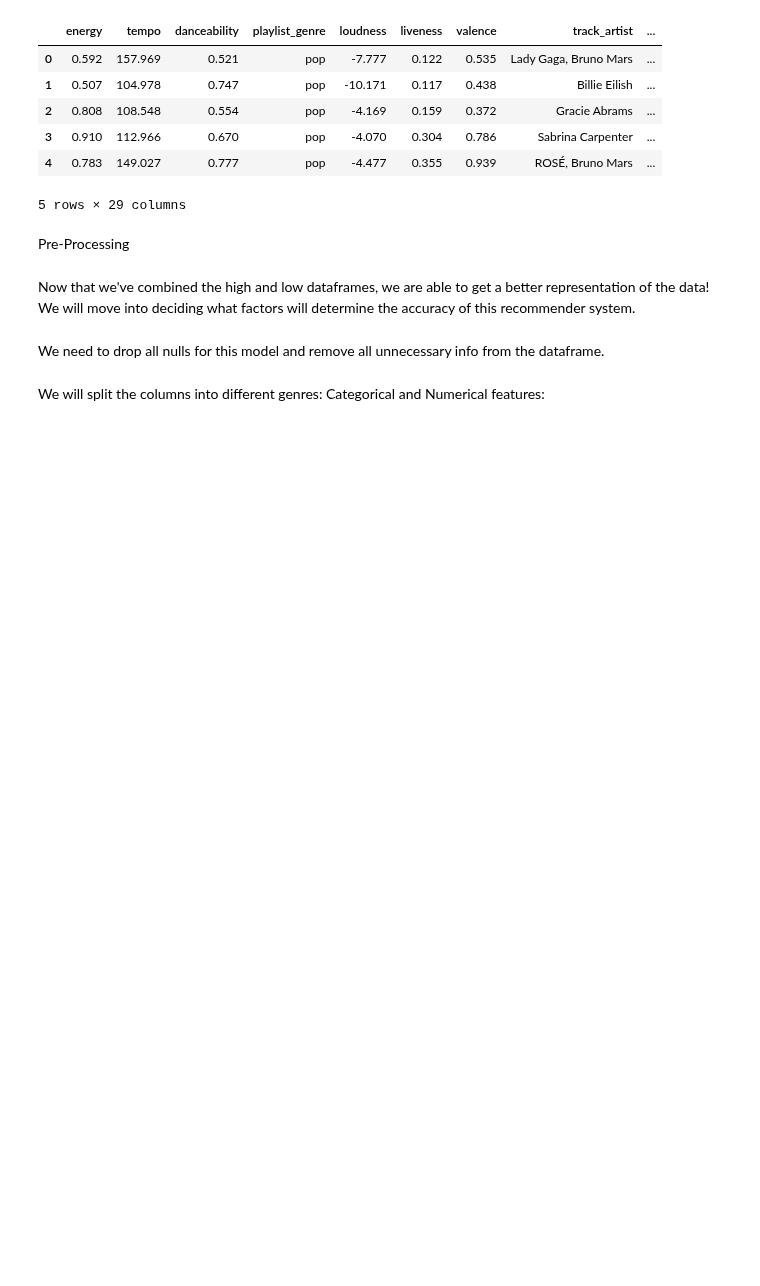
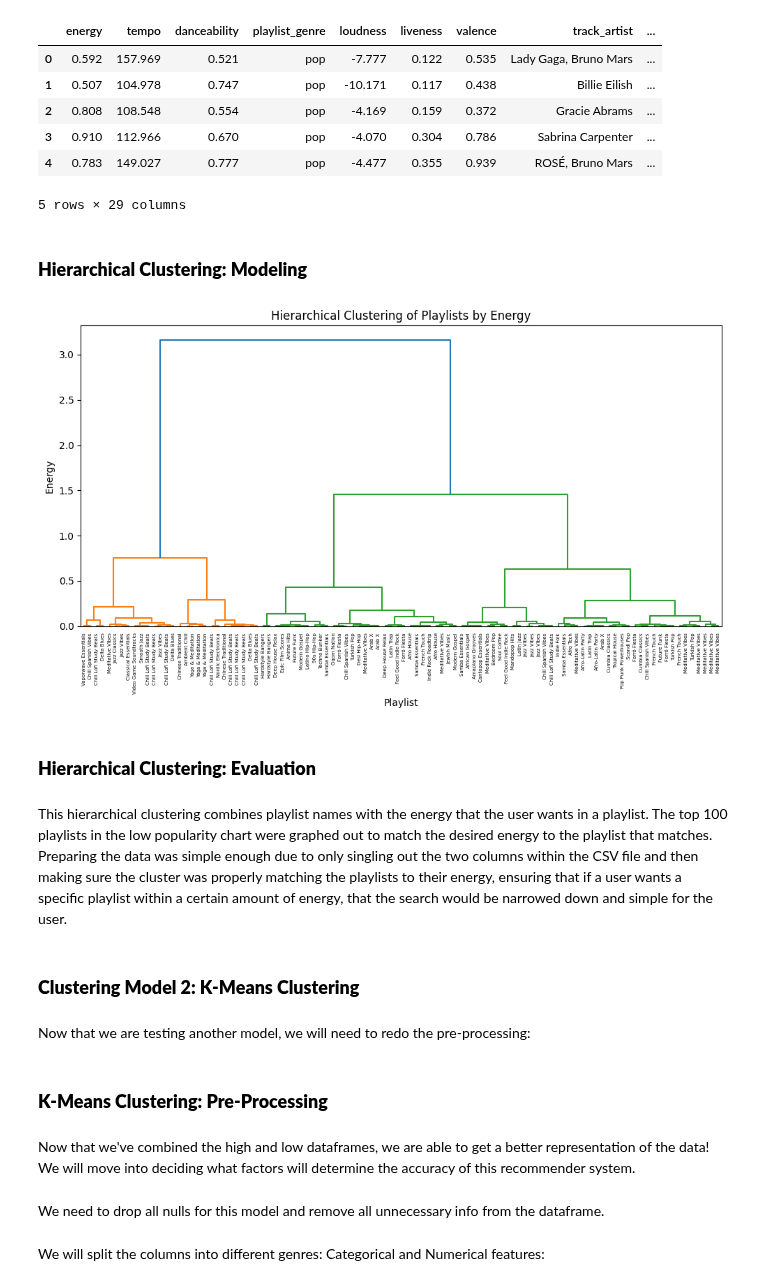
Before and after one commit to rushiljadia/Group-1-Final-Project, a Jupyter notebook: Spotify-Predictions-Final-Project.ipynb, the cells around one changed output. Cells and saved outputs as stored; diff of their text form; code cells hidden in the pictures; blank space fills up the shorter version.

Commit message:
Updated Clustering w/ Storytelling

```diff
--- a/Spotify-Predictions-Final-Project.ipynb
+++ b/Spotify-Predictions-Final-Project.ipynb
@@ -61,5 +69,44 @@ high_data.head()
 | 3 | 0.910 | 112.966 | 0.670 | pop | -4.070 | 0.304 | 0.786 | Sabrina Carpenter | ... |
 | 4 | 0.783 | 149.027 | 0.777 | pop | -4.477 | 0.355 | 0.939 | ROSÉ, Bruno Mars | ... |
 5 rows × 29 columns
+# %% [markdown]
+### **Hierarchical Clustering: Modeling**
+# %%
+from scipy.cluster.hierarchy import dendrogram, linkage
+
+df = pd.read_csv('data/low_popularity_spotify_data.csv')
+
+df['energy'] = pd.to_numeric(df['energy'], errors = 'coerce')
+df = df.dropna(subset=['energy'])
+
+if len(df) > 100:
+    df = df.sample(n=100, random_state=42).reset_index(drop=True)
+
+energy_values = df[['energy']].values
+
+linked = linkage(energy_values, method='ward')
+
+plt.figure(figsize=(10, 6))
+dendrogram(linked,
+           labels=df['playlist_name'].values,
+           orientation='top',
+           distance_sort='ascending',
+           show_leaf_counts=True)
+plt.title('Hierarchical Clustering of Playlists by Energy')
+plt.xlabel('Playlist')
+plt.ylabel('Energy')
+plt.xticks(rotation=90)
+plt.tight_layout()
+plt.show()
+# %% [output]
+[figure, added]
+# %% [markdown]
+### **Hierarchical Clustering: Evaluation**
 # %% [markdown]
-Pre-Processing
+This hierarchical clustering combines playlist names with the energy that the user wants in a playlist. The top 100 playlists in the low popularity chart were graphed out to match the desired energy to the playlist that matches. Preparing the data was simple enough due to only singling out the two columns within the CSV file and then making sure the cluster was properly matching the playlists to their energy, ensuring that if a user wants a specific playlist within a certain amount of energy, that the search would be narrowed down and simple for the user.
+# %% [markdown]
+### **Clustering Model 2: K-Means Clustering**
+# %% [markdown]
+Now that we are testing another model, we will need to redo the pre-processing:
+# %% [markdown]
+### **K-Means Clustering: Pre-Processing**
```
Also changed, not shown: parts of 11 cells of this notebook, 1 other file.
